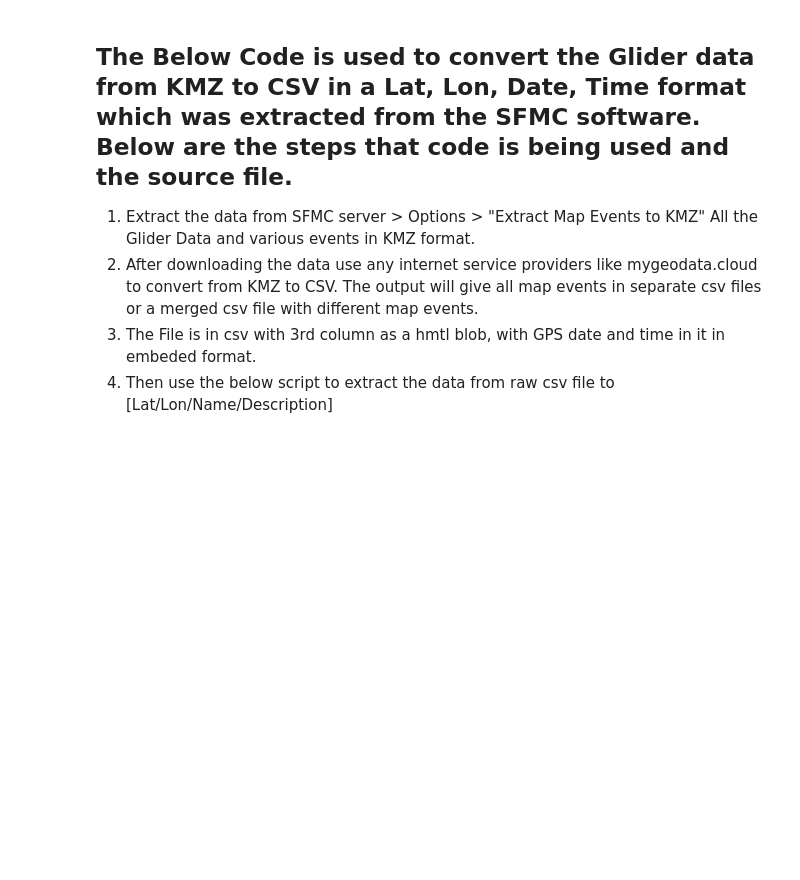
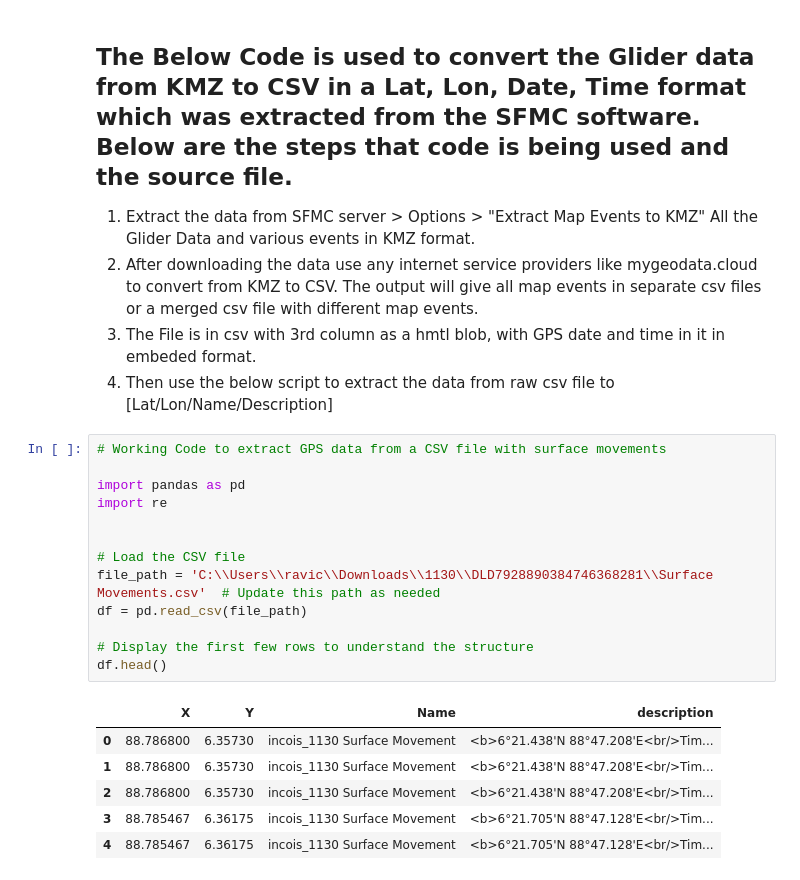
Before and after one commit to ravi19ved/my_projects, a Jupyter notebook: pygmt/glider_kmz_to_csv_data_converter.ipynb, the cells around one changed output. Drawn from its saved outputs; the diff is of its cells as text; blank space fills up the shorter version.

```diff
--- a/pygmt/glider_kmz_to_csv_data_converter.ipynb
+++ b/pygmt/glider_kmz_to_csv_data_converter.ipynb
@@ -5,3 +5,23 @@
 2. After downloading the data use any internet service providers like mygeodata.cloud to convert from KMZ to CSV.  The output will give all map events in separate csv files or a merged csv file with different map events.
 3. The File is in csv with 3rd column as a hmtl blob, with GPS date and time in it in embeded format.
 4. Then use the below script to extract the data from raw csv file to [Lat/Lon/Name/Description]
+# %%
+# Working Code to extract GPS data from a CSV file with surface movements
+
+import pandas as pd
+import re
+
+
+# Load the CSV file
+file_path = 'C:\\Users\\ravic\\Downloads\\1130\\DLD7928890384746368281\\Surface Movements.csv'  # Update this path as needed
+df = pd.read_csv(file_path)
+
+# Display the first few rows to understand the structure
+df.head()
+# %% [output]
+|  | X | Y | Name | description |
+| 0 | 88.786800 | 6.35730 | incois_1130 Surface Movement | <b>6°21.438'N 88°47.208'E<br/>Tim... |
+| 1 | 88.786800 | 6.35730 | incois_1130 Surface Movement | <b>6°21.438'N 88°47.208'E<br/>Tim... |
+| 2 | 88.786800 | 6.35730 | incois_1130 Surface Movement | <b>6°21.438'N 88°47.208'E<br/>Tim... |
+| 3 | 88.785467 | 6.36175 | incois_1130 Surface Movement | <b>6°21.705'N 88°47.128'E<br/>Tim... |
+| 4 | 88.785467 | 6.36175 | incois_1130 Surface Movement | <b>6°21.705'N 88°47.128'E<br/>Tim... |
```
Also changed, not shown: parts of 10 cells of this notebook, 5 other files.
